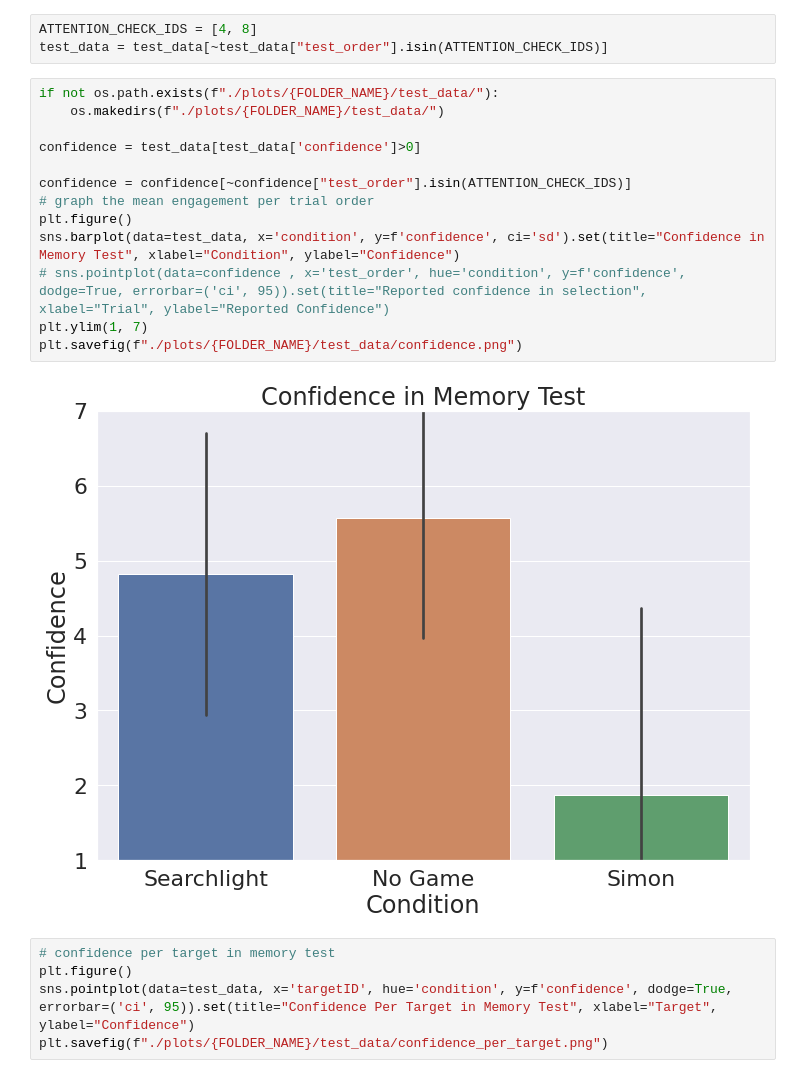
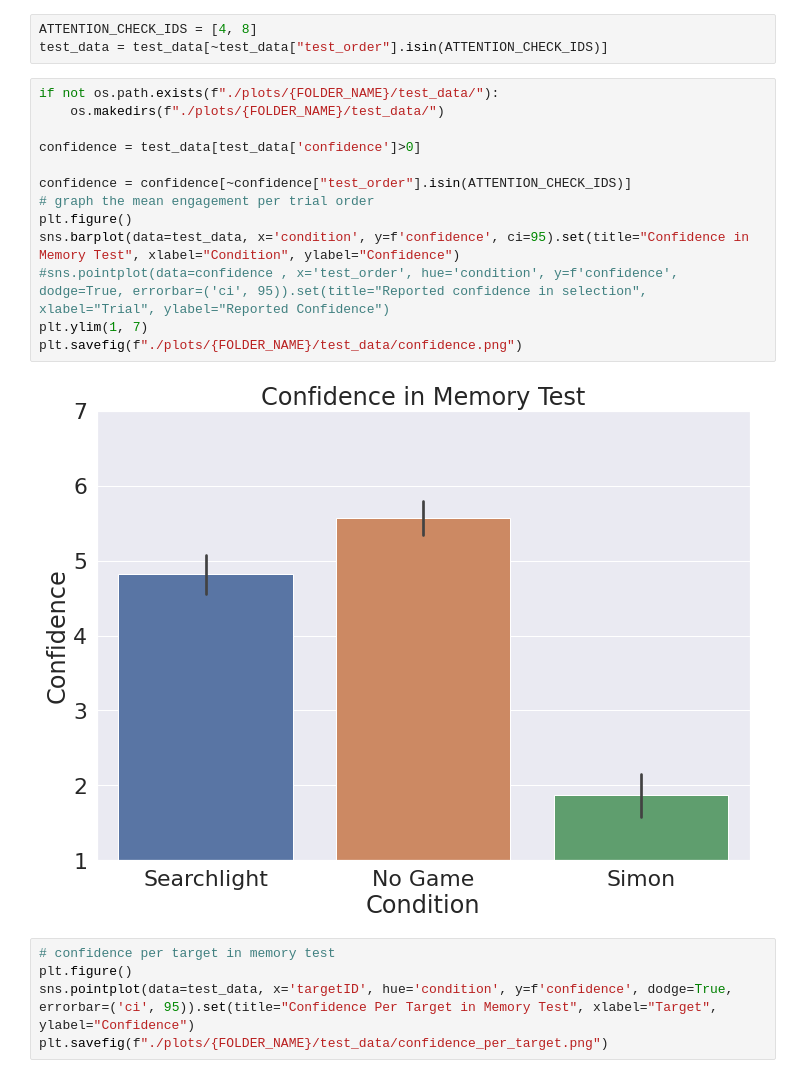
Before and after one commit to hermana/hci-experiment-analysis, a Jupyter notebook: game_mechanics_study/between_participants_pilot_analysis.ipynb, the cells around one changed output. Drawn from its saved outputs; the diff is of its cells as text.

```diff
--- a/game_mechanics_study/between_participants_pilot_analysis.ipynb
+++ b/game_mechanics_study/between_participants_pilot_analysis.ipynb
@@ -384,18 +384,18 @@ test_data = test_data[~test_data["test_order"].isin(ATTENTION_CHECK_IDS)]
 # %%
 if not os.path.exists(f"./plots/{FOLDER_NAME}/test_data/"):
     os.makedirs(f"./plots/{FOLDER_NAME}/test_data/")
 
 confidence = test_data[test_data['confidence']>0]
 
 confidence = confidence[~confidence["test_order"].isin(ATTENTION_CHECK_IDS)]
 # graph the mean engagement per trial order
 plt.figure()
-sns.barplot(data=test_data, x='condition', y=f'confidence', ci='sd').set(title="Confidence in Memory Test", xlabel="Condition", ylabel="Confidence")
-# sns.pointplot(data=confidence , x='test_order', hue='condition', y=f'confidence', dodge=True, errorbar=('ci', 95)).set(title="Reported confidence in selection", xlabel="Trial", ylabel="Reported Confidence")
+sns.barplot(data=test_data, x='condition', y=f'confidence', ci=95).set(title="Confidence in Memory Test", xlabel="Condition", ylabel="Confidence")
+#sns.pointplot(data=confidence , x='test_order', hue='condition', y=f'confidence', dodge=True, errorbar=('ci', 95)).set(title="Reported confidence in selection", xlabel="Trial", ylabel="Reported Confidence")
 plt.ylim(1, 7)
 plt.savefig(f"./plots/{FOLDER_NAME}/test_data/confidence.png")
 # %% [output]
-[figure, old version]
+[figure, new version]
 # %%
 # confidence per target in memory test
 plt.figure()
```
Also changed, not shown: parts of 7 cells of this notebook, 23 other files.
